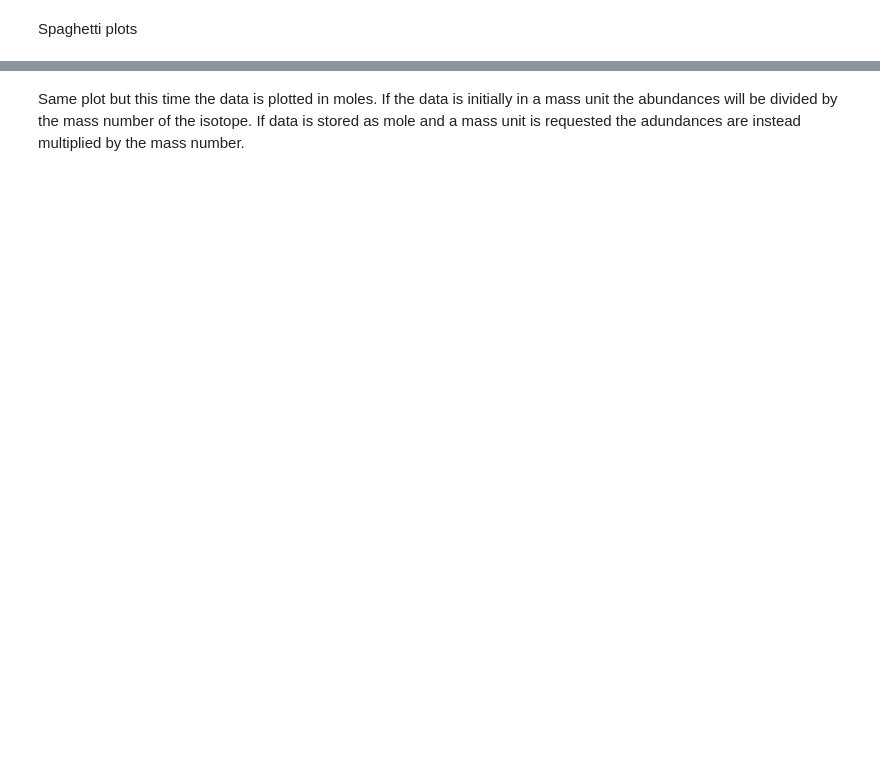
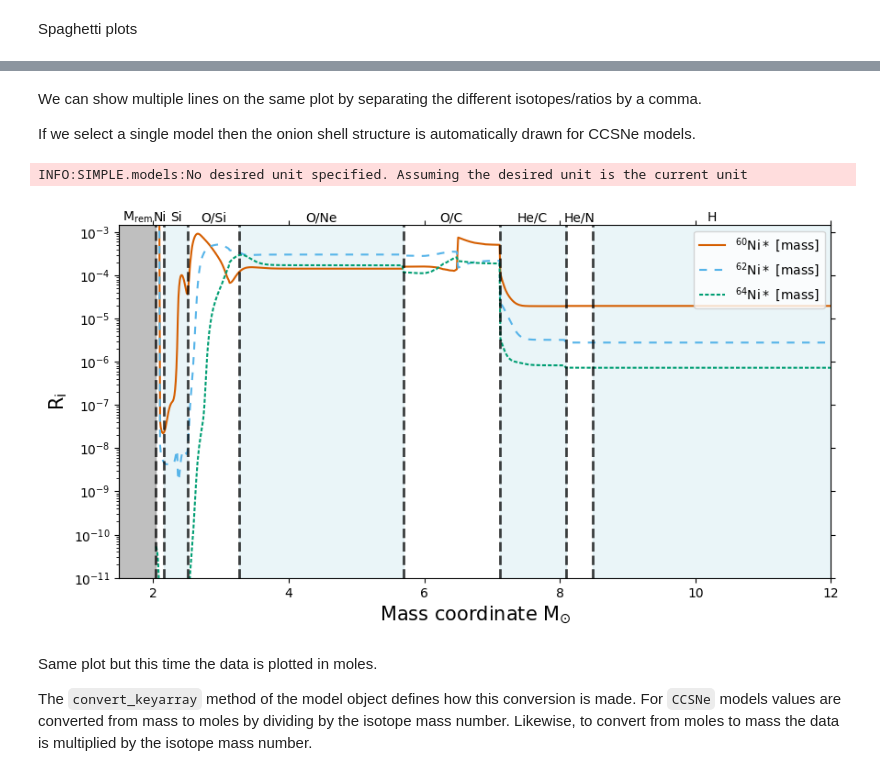
Before and after one commit to mattias-ek/SIMPLE, a Jupyter notebook: notebooks/ccsne_tutorial1.ipynb, the cells around one changed output, grey strips where cells are left out. Cells and saved outputs as stored; diff of their text form; code cells hidden in the pictures; blank space fills up the shorter version.

```diff
--- a/notebooks/ccsne_tutorial1.ipynb
+++ b/notebooks/ccsne_tutorial1.ipynb
@@ -96,7 +153,17 @@ simple.ccsne.plot_abundance(models, 'K-40', where='.mass==25',
+# %% [markdown]
+We can show multiple lines on the same plot by separating the different isotopes/ratios by a comma.
+
+If we select a single model then the onion shell structure is automatically drawn for CCSNe models.
+# %%
+simple.ccsne.plot_abundance(models, 'Ni-60*, Ni-62*, Ni-64*', where='.mass==25 & .dataset==Ra02',
+                            ax_xlim=(1.5, 12), ax_ylim = (1e-11,1.5e-3), ax_yscale='log', fig_size= (10,5));
+# %% [output]
+INFO:SIMPLE.models:No desired unit specified. Assuming the desired unit is the current unit
+[figure, added]
 # %% [markdown]
-Same plot but this time the data is plotted in moles. If the data is initially in a mass unit the abundances will be divided by
-the mass number of the isotope. If data is stored as mole and a mass unit is requested the adundances are instead multiplied by
-the mass number.
+Same plot but this time the data is plotted in moles.
+
+The ``convert_keyarray`` method of the model object defines how this conversion is made. For ``CCSNe`` models values are converted from mass to moles by dividing by the isotope mass number. Likewise, to convert from moles to mass the data is multiplied by the isotope mass number.
 # %%
 simple.ccsne.plot_abundance(models, 'Ni-60*, Ni-62*, Ni-64*', where='.mass==25 & .dataset==Ra02', unit='mol',
                             ax_xlim=(1.5, 12), ax_ylim = (1e-11,1.5e-3), ax_yscale='log', fig_size= (10,5));
```
Also changed, not shown: parts of 7 cells of this notebook, 19 other files.
